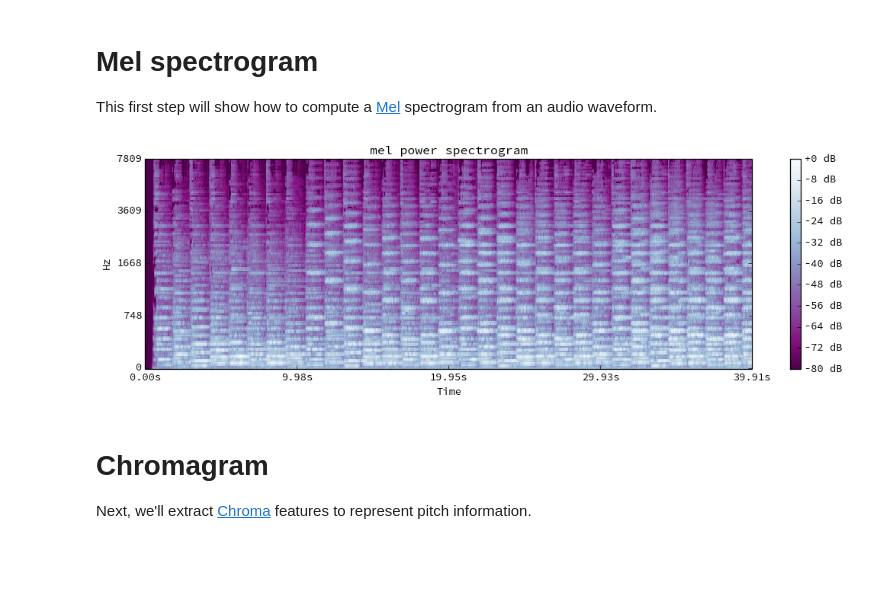
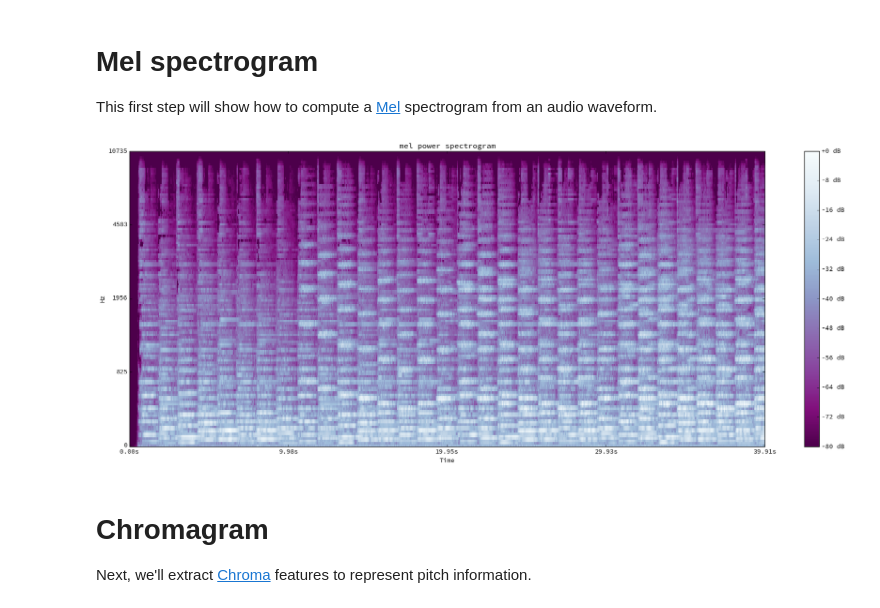
Before and after one commit to librosa/librosa, a Jupyter notebook: examples/LibROSA demo.ipynb, the cells around one changed output. Saved outputs shown, nothing was run; the diff lists cells and outputs as text; code cells hidden in the pictures; blank space fills up the shorter version.

```diff
--- a/examples/LibROSA demo.ipynb
+++ b/examples/LibROSA demo.ipynb
@@ -40,31 +40,31 @@ This first step will show how to compute a [Mel](http://en.wikipedia.org/wiki/Me
 # %%
 # Let's make and display a mel-scaled power (energy-squared) spectrogram
 # We use a small hop length of 64 here so that the frames line up with the beat tracker example below.
-S = librosa.feature.melspectrogram(y, sr=sr, n_fft=2048, hop_length=64, n_mels=128, fmax=8000)
+S = librosa.feature.melspectrogram(y, sr=sr, n_fft=2048, hop_length=64, n_mels=128)
 
 # Normalize by peak power
 S = S / S.max()
 
 # Convert to log scale: instead of power, use dB relative to the peak power.
 log_S = librosa.logamplitude(S)
 
 # Make a new figure
-plt.figure(figsize=(12,4))
+
 
 # Display the spectrogram on a mel scale
 # sample rate and hop length parameters are used to render the time axis
-librosa.display.specshow(log_S, sr=sr, hop_length=64, x_axis='time', y_axis='mel', fmax=8000)
+librosa.display.specshow(log_S, sr=sr, hop_length=64, x_axis='time', y_axis='mel')
 
 # Put a descriptive title on the plot
 plt.title('mel power spectrogram')
 
 # draw a color bar
 plt.colorbar(format='%+02.0f dB')
 
 # Make the figure layout compact
 plt.tight_layout()
 # %% [output]
-[figure, old version]
+[figure, new version]
 # %% [markdown]
 # Chromagram
 
```
Also changed, not shown: parts of 3 cells of this notebook, 1 other file.
